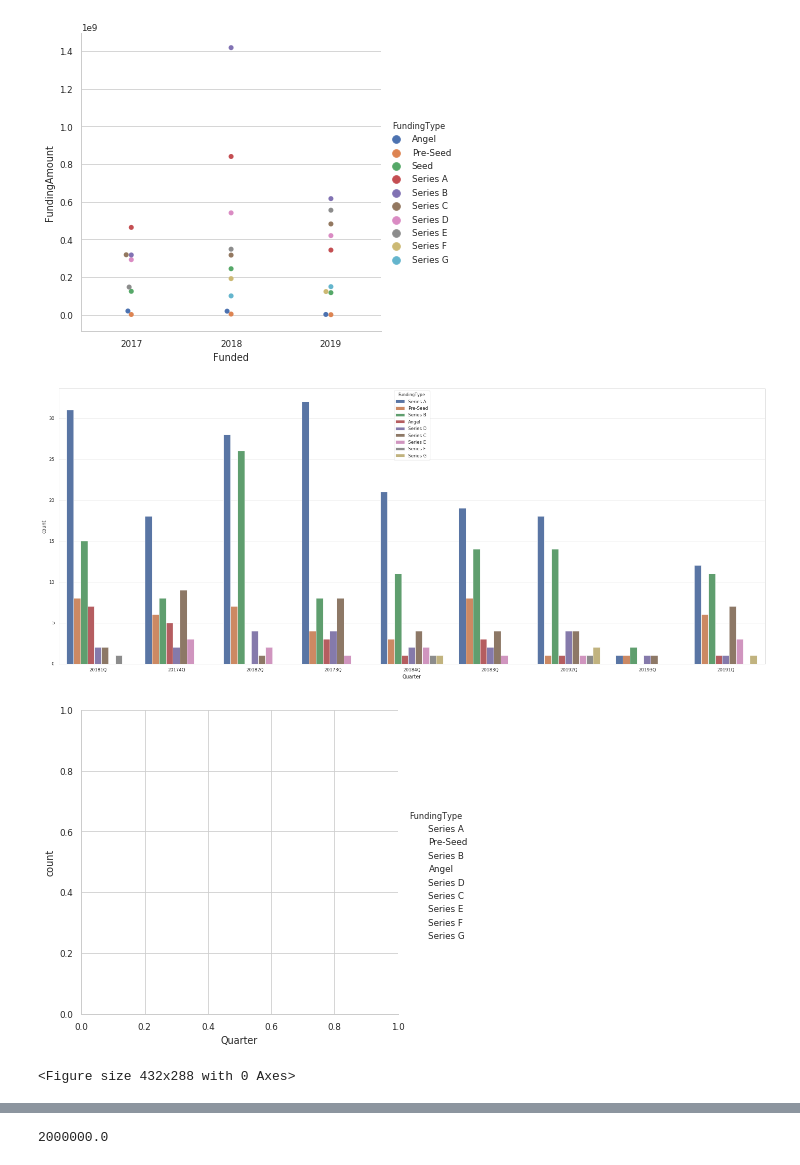
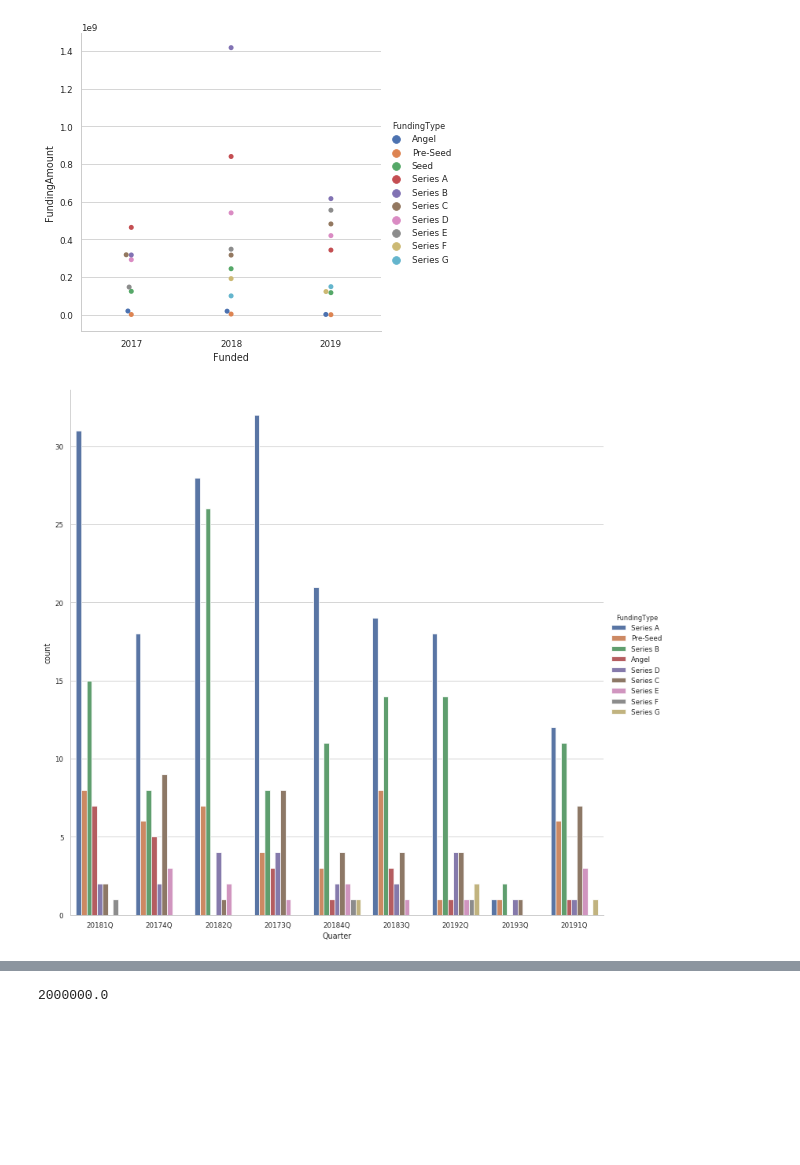
Before and after one commit to fr48/data-studio-projects, a Jupyter notebook: invest/What VCs Invest in (Master).ipynb, the cells around one changed output, grey strips where cells are left out. Drawn from its saved outputs; the diff is of its cells as text; code cells hidden in the pictures; blank space fills up the shorter version.

```diff
--- a/invest/What VCs Invest in (Master).ipynb
+++ b/invest/What VCs Invest in (Master).ipynb
@@ -258,12 +256,9 @@ plt.savefig("data/year-funds.pdf", transparent=True)
 [figure]
 # %%
 noseed = deal_type[(deal_type.FundingType!='Seed')]
-fig, ax = plt.subplots(figsize=(25,10))
-sns.catplot(x="Quarter", hue="FundingType", kind="count", data=noseed, ax=ax)
+sns.catplot(x="Quarter", hue="FundingType", kind="count", data=noseed, height=10)
 #sns.catplot(x="Quarter", kind="sum", data=deal_type, ax=ax)
-plt.show()
+plt.gcf()
 plt.savefig("data/quarter-deals.pdf", transparent=True)
 # %% [output]
-[figure, old version]
+[figure, new version]
-[figure, removed]
-<Figure size 432x288 with 0 Axes>
```
Also changed, not shown: parts of 6 cells of this notebook, 6 other files.
